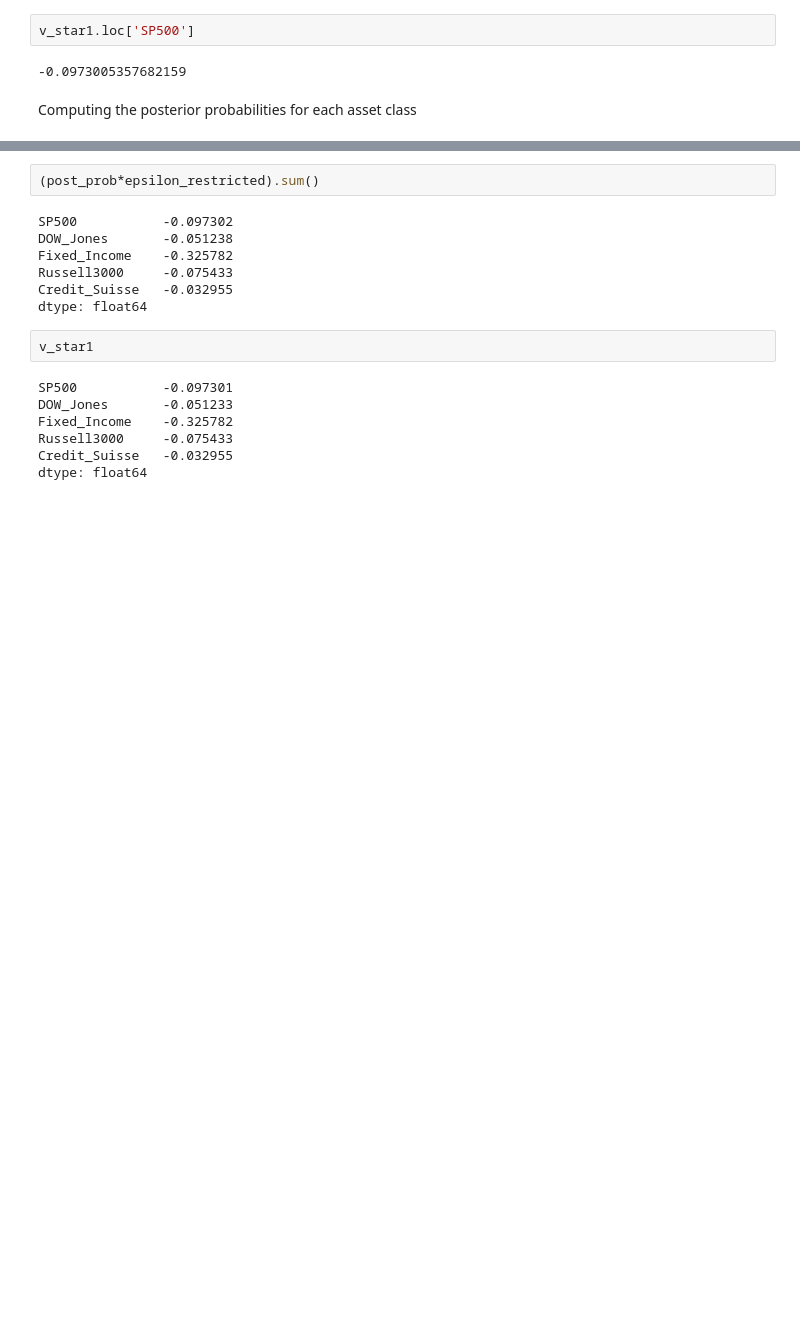
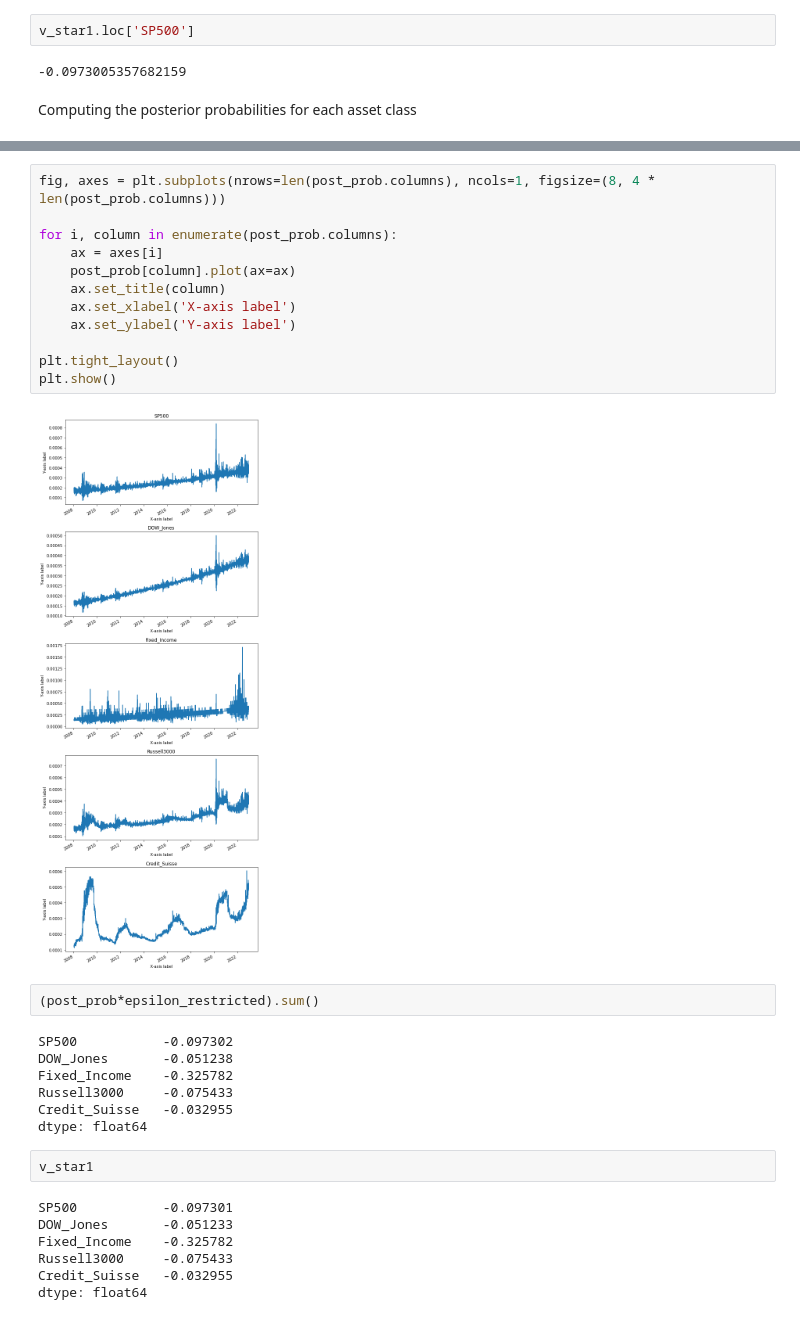
Before and after one commit to LucaDaquanno/Conditional-Monte-Carlo, a Jupyter notebook: Entropy_pool_prob_300323.ipynb, the cells around one changed output, grey strips where cells are left out. Cells and saved outputs as stored; diff of their text form; blank space fills up the shorter version.

```diff
--- a/Entropy_pool_prob_300323.ipynb
+++ b/Entropy_pool_prob_300323.ipynb
@@ -685,3 +694,17 @@ post_prob.plot()
+# %%
+fig, axes = plt.subplots(nrows=len(post_prob.columns), ncols=1, figsize=(8, 4 * len(post_prob.columns)))
+
+for i, column in enumerate(post_prob.columns):
+    ax = axes[i]
+    post_prob[column].plot(ax=ax)
+    ax.set_title(column)
+    ax.set_xlabel('X-axis label')
+    ax.set_ylabel('Y-axis label')
+
+plt.tight_layout()
+plt.show()
+# %% [output]
+[figure, added]
 # %%
 (post_prob*epsilon_restricted).sum()
 # %% [output]
```
Also changed, not shown: parts of 9 cells of this notebook, 1 other file.
